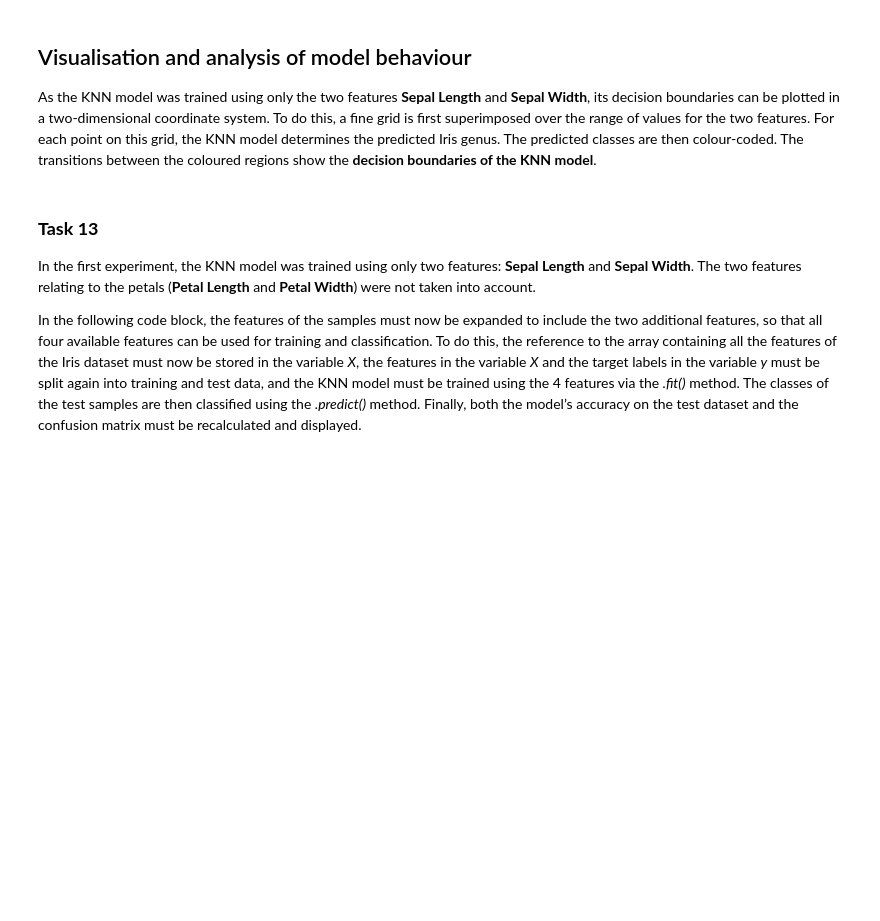
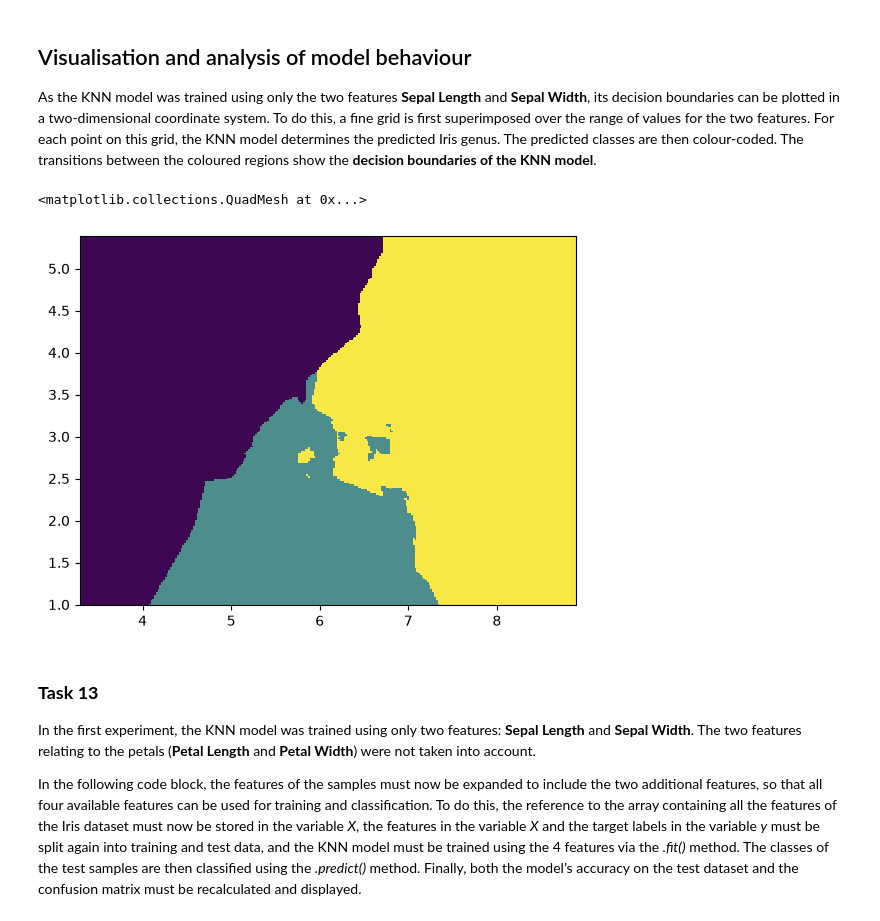
Before and after one commit to tovabele/AI_exercise2, a Jupyter notebook: iris-dataset-comparing-k-nearest-neighbor-and-multi-layer-perceptron-exercise-incomplete_english-version.ipynb, the cells around one changed output. Cells and saved outputs as stored; diff of their text form; code cells hidden in the pictures; blank space fills up the shorter version.

```diff
--- a/iris-dataset-comparing-k-nearest-neighbor-and-multi-layer-perceptron-exercise-incomplete_english-version.ipynb
+++ b/iris-dataset-comparing-k-nearest-neighbor-and-multi-layer-perceptron-exercise-incomplete_english-version.ipynb
@@ -325,14 +331,18 @@ As the KNN model was trained using only the two features **Sepal Length** and **
 # %%
 h = .02
 cmap_light = ListedColormap(['#3D0752', '#4D8E8C', '#F7E846'])
-x_min, x_max = X[:, 0].min() - 1, X[:, 0].max() + 1
-y_min, y_max = X[:, 1].min() - 1, X[:, 1].max() + 1
-xx, yy = np.meshgrid(np.arange(x_min, x_max, h),
-                     np.arange(y_min, y_max, h))
-Z = knn.predict(np.c_[xx.ravel(), yy.ravel()])
+
+x_min, x_max = X.iloc[:, 0].min() - 1, X.iloc[:, 0].max() + 1
+# schiach!
+y_min, y_max = X.iloc[:, 1].min() - 1, X.iloc[:, 1].max() + 1
+xx, yy = np.meshgrid(np.arange(x_min, x_max, h), np.arange(y_min, y_max, h))
+Z = KNCinstance.predict(np.c_[xx.ravel(), yy.ravel()])
 Z = Z.reshape(xx.shape)
 plt.figure()
 plt.pcolormesh(xx, yy, Z, cmap=cmap_light)
+# %% [output]
+<matplotlib.collections.QuadMesh at 0x...>
+[figure, added]
 # %% [markdown]
 ### **Task 13**
 In the first experiment, the KNN model was trained using only two features: **Sepal Length** and **Sepal Width**. The two features relating to the petals (**Petal Length** and **Petal Width**) were not taken into account.
```
Also changed, not shown: parts of 1 cell of this notebook.
